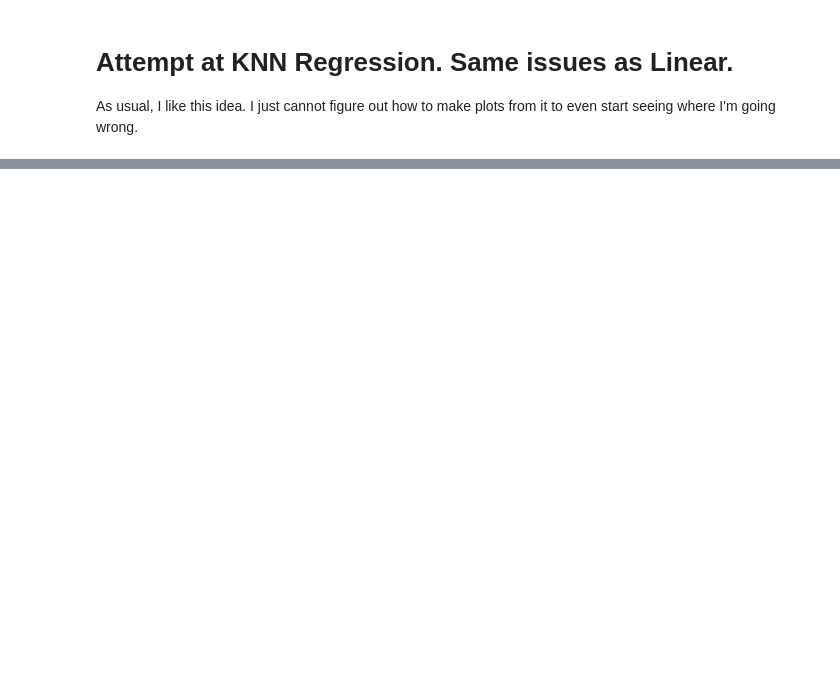
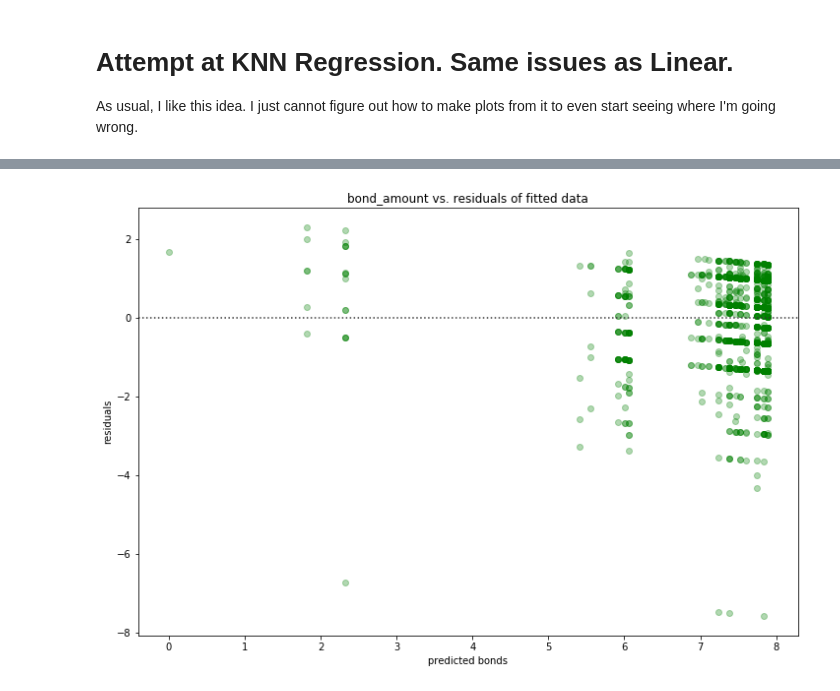
Before and after one commit to SlothDream/SBCap1_CT, a Jupyter notebook: CT_Analysis_Linear.ipynb, the cells around one changed output, grey strips where cells are left out. Cells and saved outputs as stored; diff of their text form; code cells hidden in the pictures; blank space fills up the shorter version.

```diff
--- a/CT_Analysis_Linear.ipynb
+++ b/CT_Analysis_Linear.ipynb
@@ -419,0 +424,9 @@ knr.score(X_test,y_test)
+# %%
+X = data_a.loc[target_a.bond_amount<=10000]
+y = target_a.loc[target_a.bond_amount<=10000].transform(lambda x: np.log(x))
+
+X_train, X_test, y_train, y_test = train_test_split(X, y, test_size=.3)
+
+linear = sm.OLS(y_train,X_train).fit()
+predict = linear.predict(X_test)
+print(linear.summary())
@@ -419,0 +451,10 @@ knr.score(X_test,y_test)
+# %%
+# Plot the bond_amount vs the residuals
+_ = plt.figure(figsize=(12,8))
+_ = sns.residplot(linear.fittedvalues, linear.resid, color='g', scatter_kws={'alpha': .3},
+                  line_kws={'color':'purple', 'alpha':.8})
+_ = plt.xlabel('predicted bonds')
+_ = plt.ylabel('residuals')
+_ = plt.title('bond_amount vs. residuals of fitted data')
+# %% [output]
+[figure, added]
```
Also changed, not shown: parts of 16 cells of this notebook.
